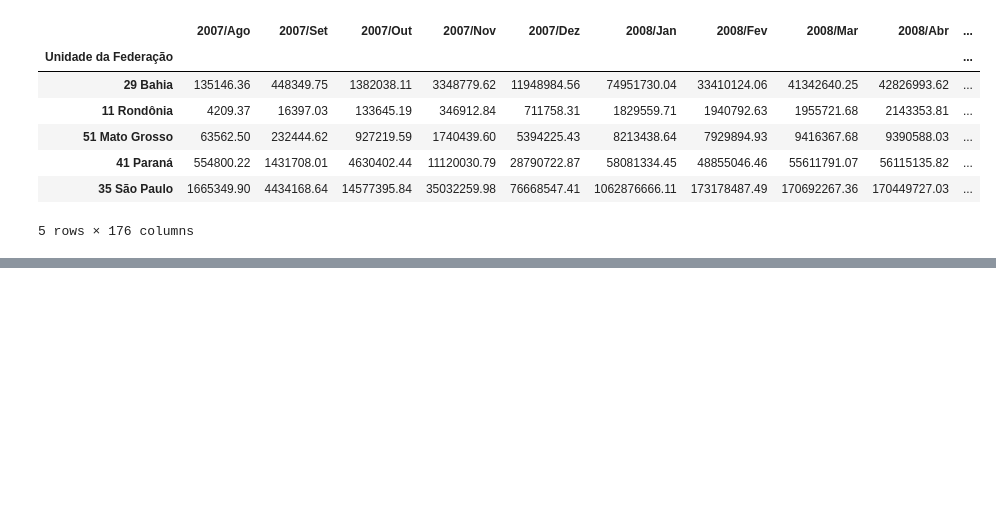
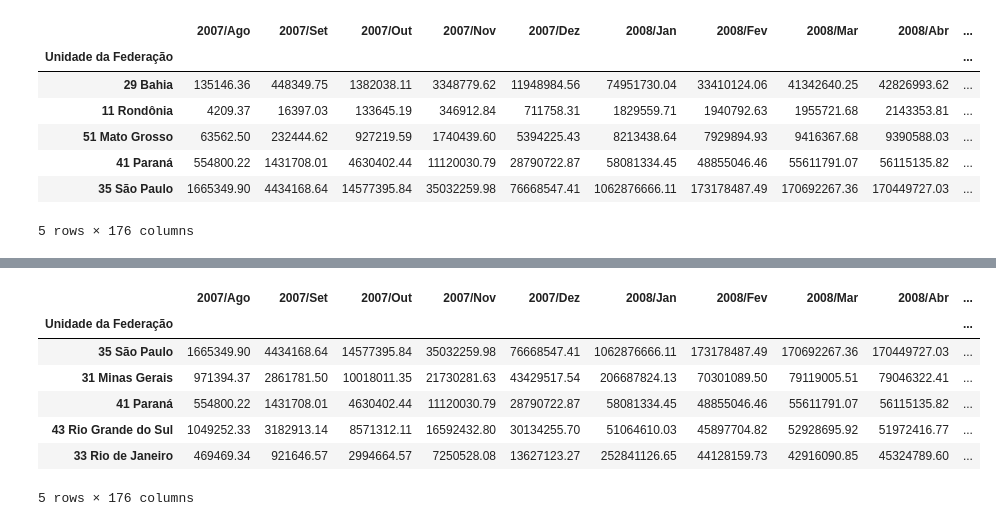
Before and after one commit to paulo-lins/EDA_datasus, a Jupyter notebook: EDA_tabnet.ipynb, the cells around one changed output, grey strips where cells are left out. Cells and saved outputs as stored; diff of their text form; code cells hidden in the pictures; blank space fills up the shorter version.

```diff
--- a/EDA_tabnet.ipynb
+++ b/EDA_tabnet.ipynb
@@ -401 +437,21 @@ usable.sample(n=5)
+# %%
+# In the chart below we will take the five states with the highest health costs
+# First we will sort values using 'Total' column
+# so let's reassign our dataframe to 'sort_total'
+
+sort_total = usable.sort_values(by='Total', ascending=False)
+
+# Then again we will drop the 'Total' column
+
+sort_total = sort_total.drop('Total', axis=1)
+sort_total.head() # now, we can see the 5 states with the highest healthcare costs
+# %% [output]
+|  | 2007/Ago | 2007/Set | 2007/Out | 2007/Nov | 2007/Dez | 2008/Jan | 2008/Fev | 2008/Mar | 2008/Abr | ... |
+| Unidade da Federação |  |  |  |  |  |  |  |  |  | ... |
+| 35 São Paulo | 1665349.90 | 4434168.64 | 14577395.84 | 35032259.98 | 76668547.41 | 1062876666.11 | 173178487.49 | 170692267.36 | 170449727.03 | ... |
+| 31 Minas Gerais | 971394.37 | 2861781.50 | 10018011.35 | 21730281.63 | 43429517.54 | 206687824.13 | 70301089.50 | 79119005.51 | 79046322.41 | ... |
+| 41 Paraná | 554800.22 | 1431708.01 | 4630402.44 | 11120030.79 | 28790722.87 | 58081334.45 | 48855046.46 | 55611791.07 | 56115135.82 | ... |
+| 43 Rio Grande do Sul | 1049252.33 | 3182913.14 | 8571312.11 | 16592432.80 | 30134255.70 | 51064610.03 | 45897704.82 | 52928695.92 | 51972416.77 | ... |
+| 33 Rio de Janeiro | 469469.34 | 921646.57 | 2994664.57 | 7250528.08 | 13627123.27 | 252841126.65 | 44128159.73 | 42916090.85 | 45324789.60 | ... |
+5 rows × 176 columns
 # %%
```
Also changed, not shown: parts of 4 cells of this notebook.
